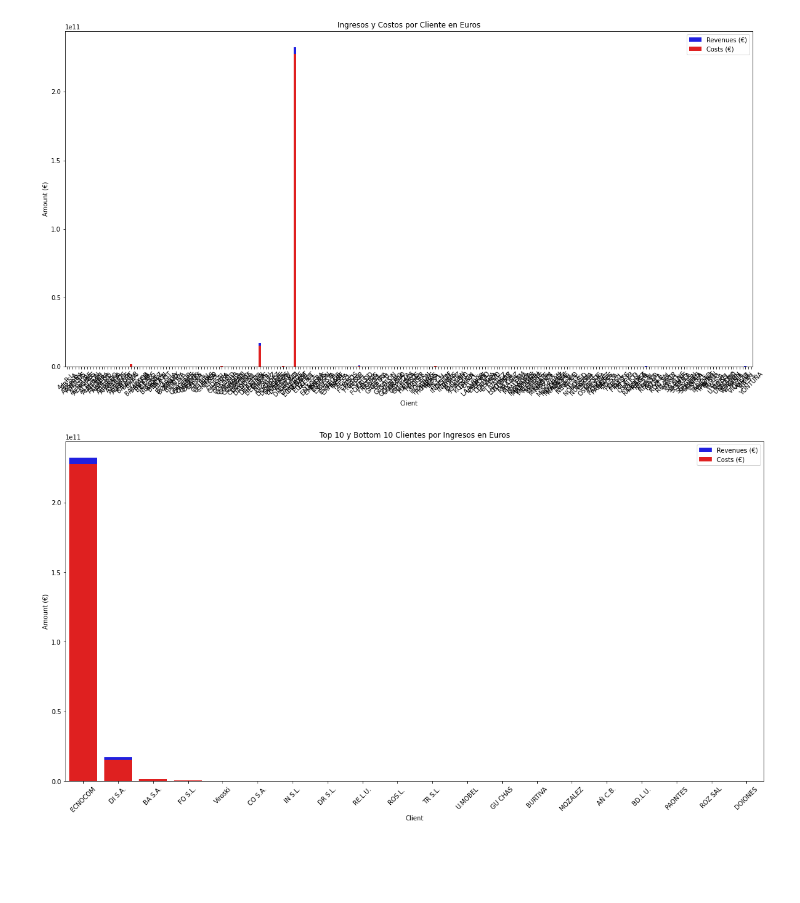
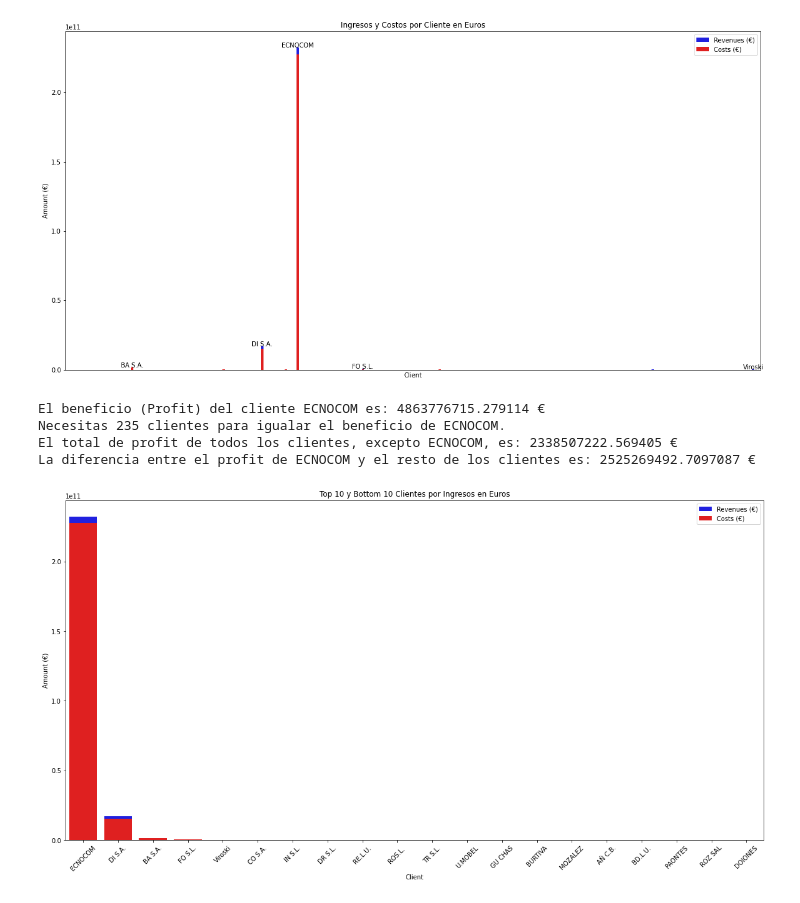
Before and after one commit to ctupac999/project-2-ironhack-media-es, a Jupyter notebook: project2.ipynb, the cells around one changed output. Cells and saved outputs as stored; diff of their text form; code cells hidden in the pictures; blank space fills up the shorter version.

```diff
--- a/project2.ipynb
+++ b/project2.ipynb
@@ -7,35 +7,94 @@ import seaborn as sns
 df = pd.read_excel("./project_dataset/IronHack_Media_dataset.xlsx")
 
 # Convertir la columna 'Date' a formato de fecha para análisis de tiempo
 df['Date'] = pd.to_datetime(df['Date'])
 
 # Diccionario de tasas de conversión (al 6 de noviembre de 2024)
 conversion_rates = {
     'EUR': 1,
     'Peso CO': 0.000211,
     'Peso MX': 0.05,
 }
 
 # Convertir los ingresos y costos a euros utilizando las tasas de conversión
 df['Revenues_EUR'] = df.apply(lambda row: row['Revenues'] * conversion_rates.get(row['Currency'], 1), axis=1)
 df['Costs_EUR'] = df.apply(lambda row: row['Costs'] * conversion_rates.get(row['Currency'], 1), axis=1)
 
 # Análisis por Cliente: Agrupar por cliente y sumar los ingresos y costos en euros
 cliente_df = df.groupby('Client').agg({'Revenues_EUR': 'sum', 'Costs_EUR': 'sum'}).reset_index()
 cliente_df['Profit'] = cliente_df['Revenues_EUR'] - cliente_df['Costs_EUR']
-¨
+
+# Obtener los 5 clientes más altos por ingresos
+top_5_clients = cliente_df.nlargest(5, 'Revenues_EUR')
+
 # Visualización de Ingresos y Costos por Cliente
 plt.figure(figsize=(20, 10))
 sns.barplot(x='Client', y='Revenues_EUR', data=cliente_df, color='b', label='Revenues (€)')
 sns.barplot(x='Client', y='Costs_EUR', data=cliente_df, color='r', label='Costs (€)')
 plt.xlabel("Client")
 plt.ylabel("Amount (€)")
 plt.legend()
 plt.title("Ingresos y Costos por Cliente en Euros")
 plt.xticks(rotation=45)
+plt.tick_params(axis='x', which='both', bottom=False, top=False, labelbottom=False)
+# Etiquetar solo los 5 clientes más altos
+for i, client in enumerate(cliente_df['Client']):
+    if client in top_5_clients['Client'].values:
+        plt.text(i, cliente_df.loc[cliente_df['Client'] == client, 'Revenues_EUR'].values[0] + 1000,
+                 client, ha='center', fontsize=10, color='black')
 plt.show()
+
+# Filtrar los datos del cliente 'ECNOCOM'
+ecnocom_data = cliente_df[cliente_df['Client'] == 'ECNOCOM']
+
+
+
+
+# Mostrar el beneficio (Profit) de ECNOCOM
+ecnocom_profit = ecnocom_data['Profit'].values[0]
+
+print(f"El beneficio (Profit) del cliente ECNOCOM es: {ecnocom_profit} €")
+
+
+# Obtener el beneficio de ECNOCOM
+ecnocom_profit = ecnocom_data['Profit'].values[0]
+
+# Ordenar los clientes por 'Profit' de menor a mayor
+cliente_df_sorted = cliente_df.sort_values(by='Profit', ascending=True)
+
+# Inicializar variables para contar los clientes y acumular el beneficio
+accumulated_profit = 0
+client_count = 0
+
+# Sumar el beneficio de los clientes hasta alcanzar el beneficio de ECNOCOM
+for profit in cliente_df_sorted['Profit']:
+    accumulated_profit += profit
+    client_count += 1
+    if accumulated_profit >= ecnocom_profit:
+        break
+
+print(f"Necesitas {client_count} clientes para igualar el beneficio de ECNOCOM.")
+
+# Excluir al cliente 'ECNOCOM' del DataFrame
+cliente_df_excluding_ecnocom = cliente_df[cliente_df['Client'] != 'ECNOCOM']
+
+# Calcular el total del beneficio de todos los clientes excepto ECNOCOM
+total_profit_excluding_ecnocom = cliente_df_excluding_ecnocom['Profit'].sum()
+
+print(f"El total de profit de todos los clientes, excepto ECNOCOM, es: {total_profit_excluding_ecnocom} €")
+
+
+
+# Calcular la diferencia entre el beneficio de ECNOCOM y el total del resto
+profit_difference = ecnocom_profit - total_profit_excluding_ecnocom
+
+print(f"La diferencia entre el profit de ECNOCOM y el resto de los clientes es: {profit_difference} €")
 # %% [output]
-[figure, old version]
+[figure, new version]
+El beneficio (Profit) del cliente ECNOCOM es: 4863776715.279114 €
+Necesitas 235 clientes para igualar el beneficio de ECNOCOM.
+El total de profit de todos los clientes, excepto ECNOCOM, es: 2338507222.569405 €
+La diferencia entre el profit de ECNOCOM y el resto de los clientes es: 2525269492.7097087 €
 # %%
 # Mostrar los 10 clientes más altos y más bajos por ingresos
 top_10_clients = cliente_df.nlargest(10, 'Revenues_EUR')
```
Also changed, not shown: parts of 1 cell of this notebook, 1 other file.
